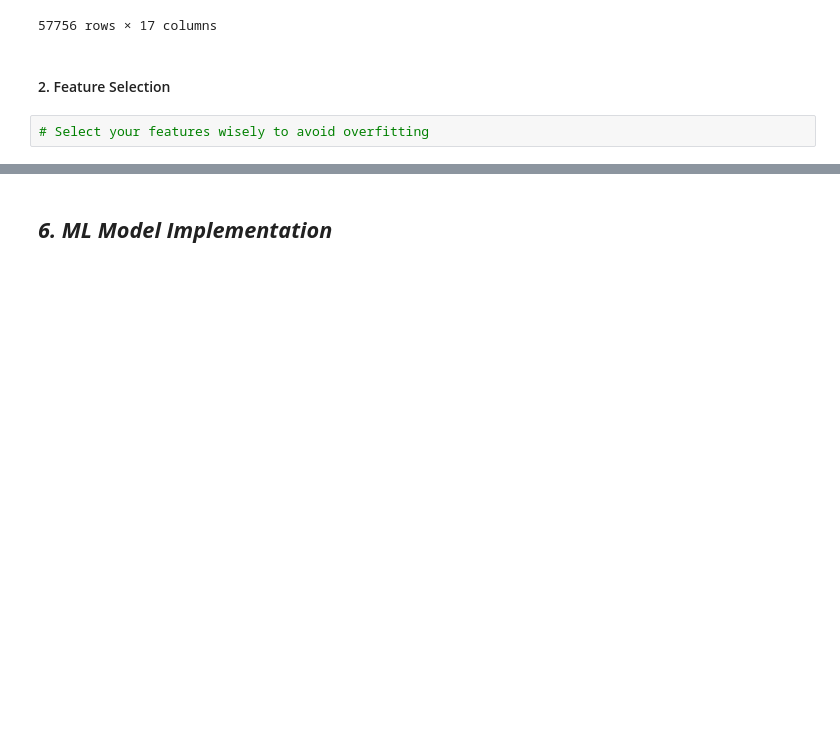
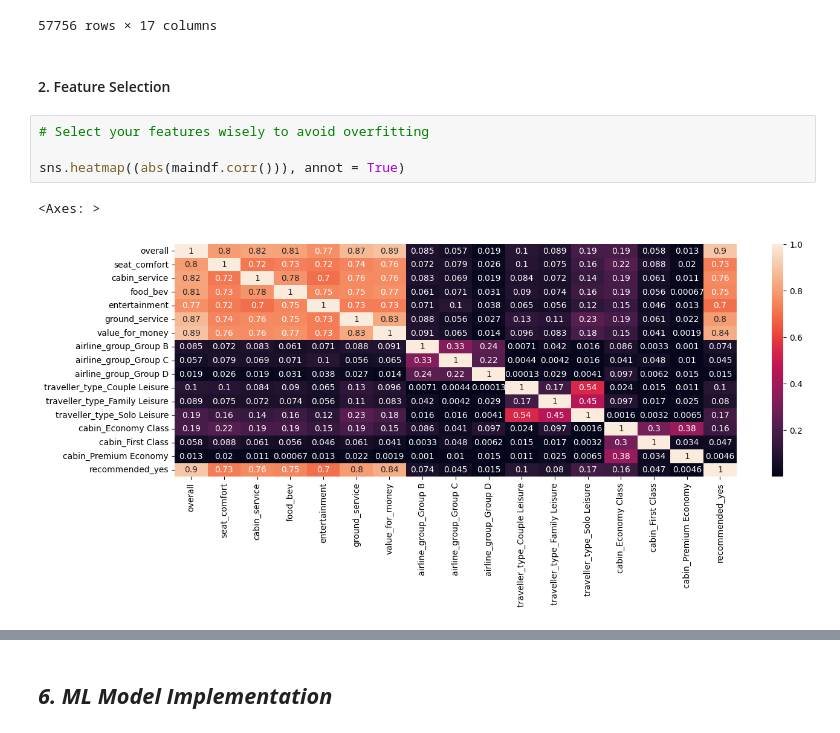
Before and after one commit to MrMRaut/Airline-Referral-Classification, a Jupyter notebook: Airline_Referral_Classification.ipynb, the cells around one changed output, grey strips where cells are left out. Saved outputs shown, nothing was run; the diff lists cells and outputs as text; blank space fills up the shorter version.

```diff
--- a/Airline_Referral_Classification.ipynb
+++ b/Airline_Referral_Classification.ipynb
@@ -937,3 +844,8 @@ maindf
 #### 2. Feature Selection
 # %%
 # Select your features wisely to avoid overfitting
+
+sns.heatmap((abs(maindf.corr())), annot = True)
+# %% [output]
+<Axes: >
+[figure, added]
```
Also changed, not shown: parts of 65 cells of this notebook.
